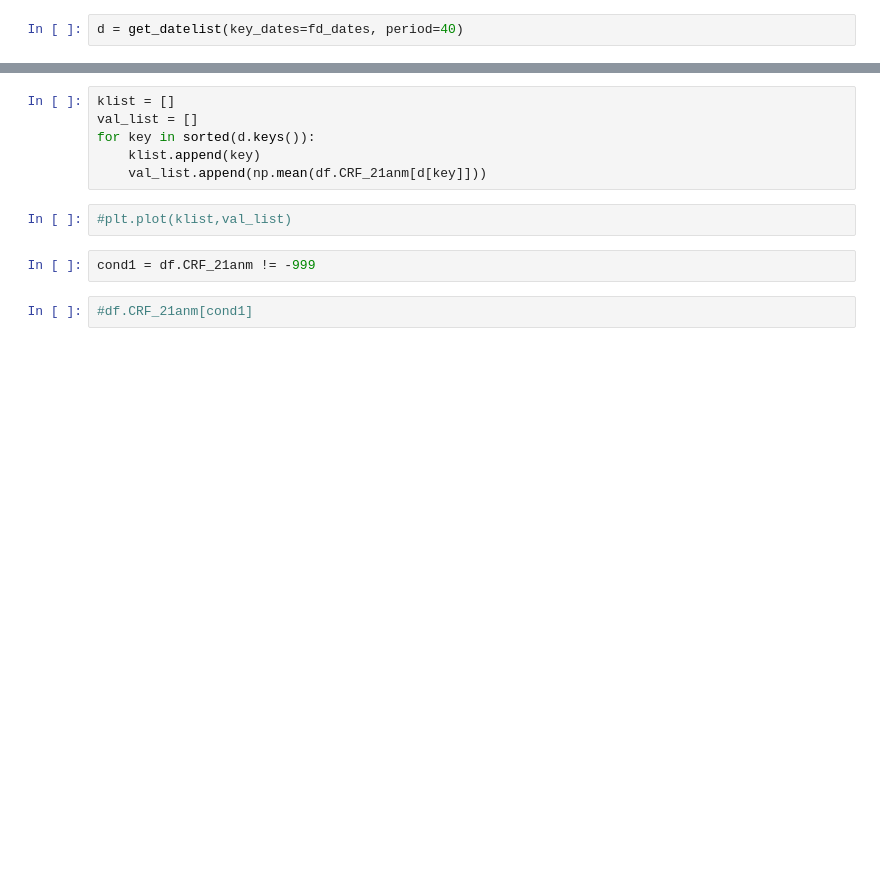
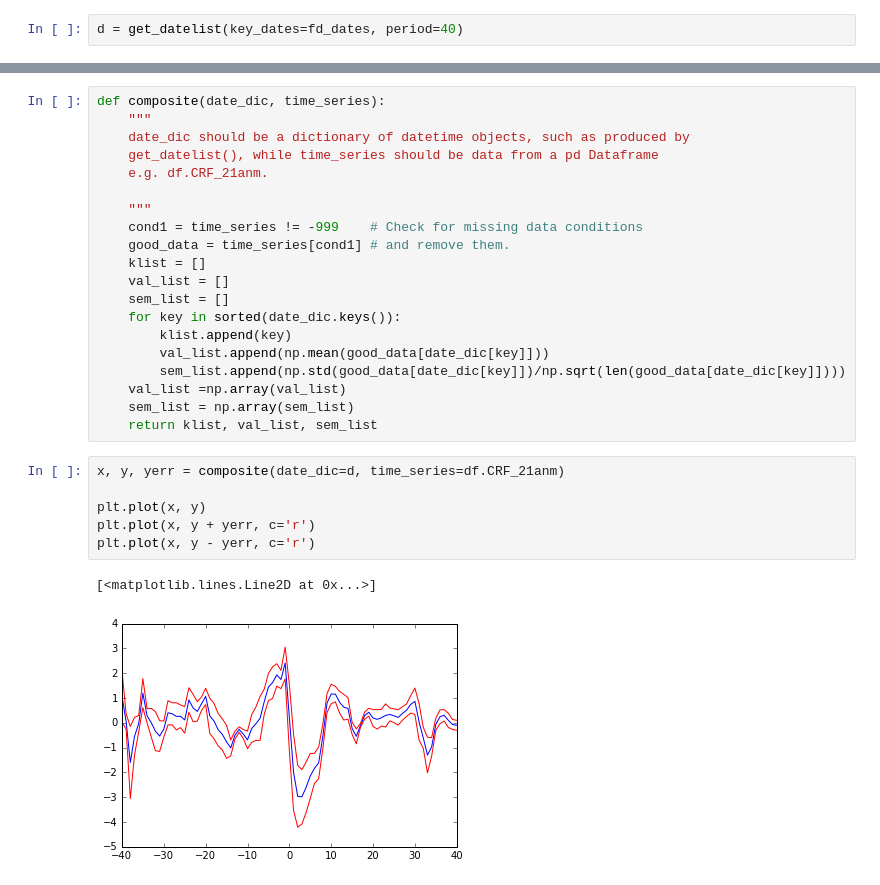
Before and after one commit to benlaken/Composite_methods_LC13, a Jupyter notebook: Composite_method_examples.ipynb, the cells around one changed output, grey strips where cells are left out. Cells and saved outputs as stored; diff of their text form; blank space fills up the shorter version.

Commit message:
improving the composite code at the end of the book

```diff
--- a/Composite_method_examples.ipynb
+++ b/Composite_method_examples.ipynb
@@ -274,12 +286,29 @@ d = get_datelist(key_dates=fd_dates, period=40)
-# %%
-klist = []
-val_list = []
-for key in sorted(d.keys()):
-    klist.append(key)
-    val_list.append(np.mean(df.CRF_21anm[d[key]]))
-# %%
-#plt.plot(klist,val_list)
-# %%
-cond1 = df.CRF_21anm != -999
-# %%
-#df.CRF_21anm[cond1]
+# %%
+def composite(date_dic, time_series):
+    """
+    date_dic should be a dictionary of datetime objects, such as produced by
+    get_datelist(), while time_series should be data from a pd Dataframe
+    e.g. df.CRF_21anm.
+
+    """
+    cond1 = time_series != -999    # Check for missing data conditions
+    good_data = time_series[cond1] # and remove them.
+    klist = []
+    val_list = []
+    sem_list = []
+    for key in sorted(date_dic.keys()):
+        klist.append(key)
+        val_list.append(np.mean(good_data[date_dic[key]]))
+        sem_list.append(np.std(good_data[date_dic[key]])/np.sqrt(len(good_data[date_dic[key]])))
+    val_list =np.array(val_list)
+    sem_list = np.array(sem_list)
+    return klist, val_list, sem_list
+# %%
+x, y, yerr = composite(date_dic=d, time_series=df.CRF_21anm)
+
+plt.plot(x, y)
+plt.plot(x, y + yerr, c='r')
+plt.plot(x, y - yerr, c='r')
+# %% [output]
+[<matplotlib.lines.Line2D at 0x...>]
+[figure, added]
```
Also changed, not shown: parts of 14 cells of this notebook.
